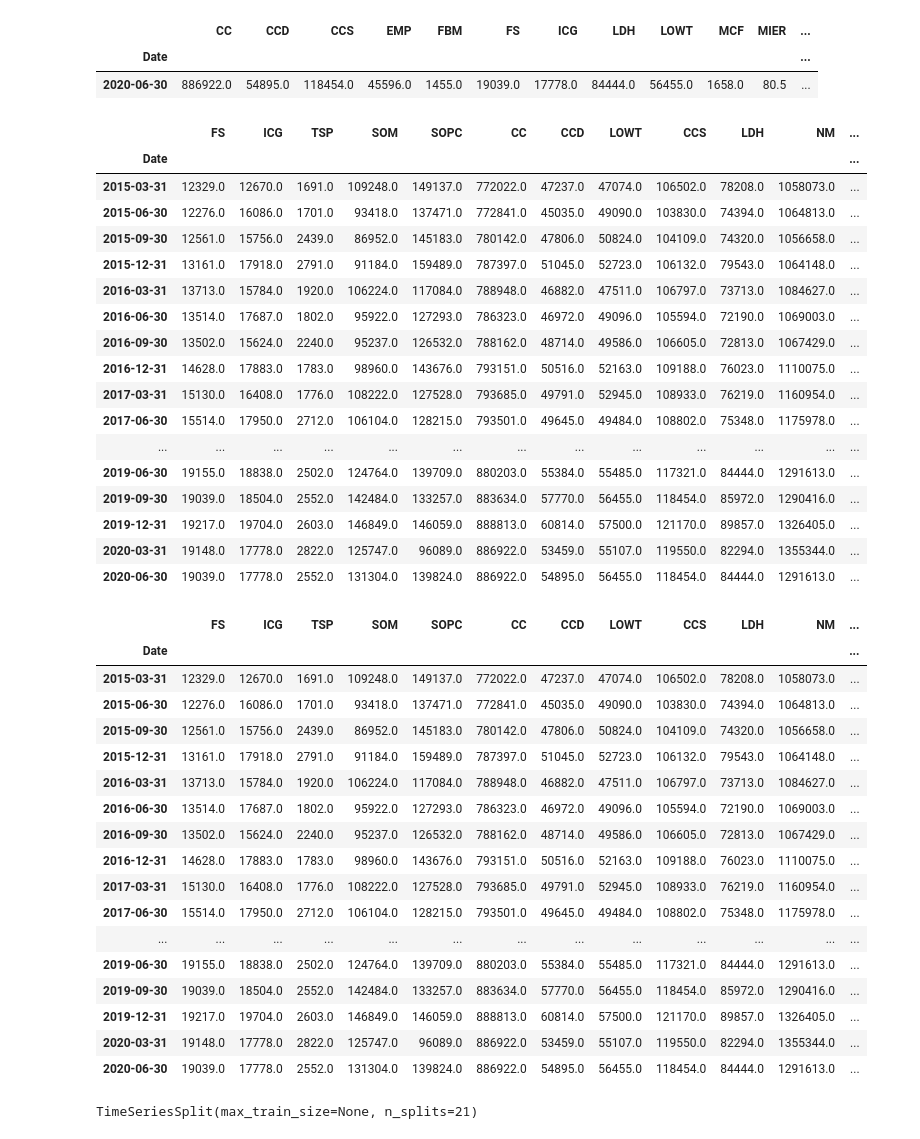
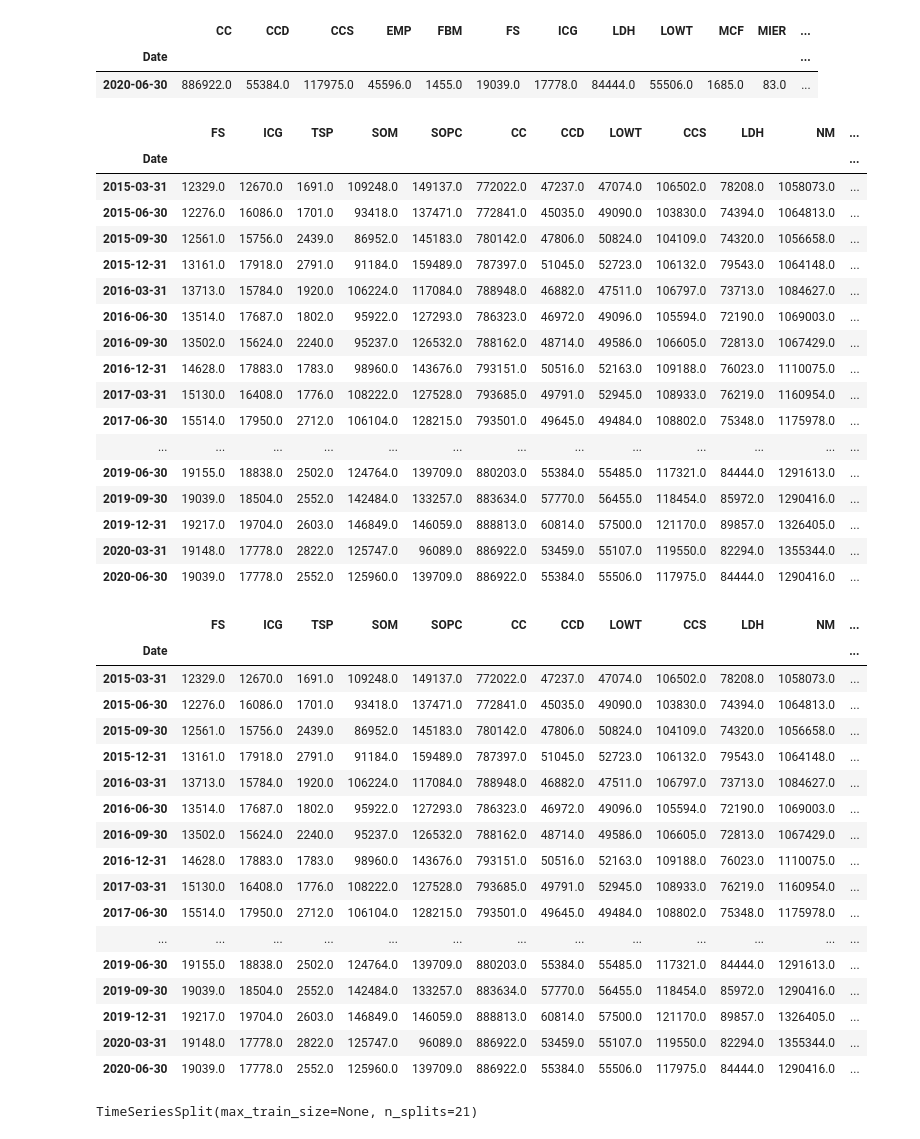
Before and after one commit to azzubair01/Time-Series-Forecasting, a Jupyter notebook: 1) Model Development/Cross Validation/Expanding Window/AdaBoost Prediction.ipynb, the cells around one changed output. Drawn from its saved outputs; the diff is of its cells as text; code cells hidden in the pictures.

```diff
--- a/1) Model Development/Cross Validation/Expanding Window/AdaBoost Prediction.ipynb
+++ b/1) Model Development/Cross Validation/Expanding Window/AdaBoost Prediction.ipynb
@@ -36,7 +36,7 @@ def predict_predictors(df_predictors, column_no, lag):
     from sklearn.tree import DecisionTreeRegressor
     from sklearn.ensemble import BaggingRegressor
 
-    regr = AdaBoostRegressor(random_state=0, n_estimators=100)
+    regr = AdaBoostRegressor()
     regr.fit(X_train, y_train)
 
     prediction = []
@@ -119,7 +119,7 @@ def predict_predictors(df_predictors, column_no, lag):
     from sklearn.tree import DecisionTreeRegressor
     from sklearn.ensemble import AdaBoostRegressor
 
-    regr = AdaBoostRegressor(random_state=0, n_estimators=100)
+    regr = AdaBoostRegressor()
     regr.fit(X_train, y_train)
 
     prediction = []
@@ -157,7 +157,7 @@ df_predictors_predicted
 # %% [output]
 |  | CC | CCD | CCS | EMP | FBM | FS | ICG | LDH | LOWT | MCF | MIER | ... |
 | Date |  |  |  |  |  |  |  |  |  |  |  | ... |
-| 2020-06-30 | 886922.0 | 54895.0 | 118454.0 | 45596.0 | 1455.0 | 19039.0 | 17778.0 | 84444.0 | 56455.0 | 1658.0 | 80.5 | ... |
+| 2020-06-30 | 886922.0 | 55384.0 | 117975.0 | 45596.0 | 1455.0 | 19039.0 | 17778.0 | 84444.0 | 55506.0 | 1685.0 | 83.0 | ... |
 # %%
 for i in range(len(df_predictors.columns)):
     for j in range(len(df_predictors_predicted.columns)):
@@ -183,26 +183,26 @@ df_predictors
 | 2019-09-30 | 19039.0 | 18504.0 | 2552.0 | 142484.0 | 133257.0 | 883634.0 | 57770.0 | 56455.0 | 118454.0 | 85972.0 | 1290416.0 | ... |
 | 2019-12-31 | 19217.0 | 19704.0 | 2603.0 | 146849.0 | 146059.0 | 888813.0 | 60814.0 | 57500.0 | 121170.0 | 89857.0 | 1326405.0 | ... |
 | 2020-03-31 | 19148.0 | 17778.0 | 2822.0 | 125747.0 | 96089.0 | 886922.0 | 53459.0 | 55107.0 | 119550.0 | 82294.0 | 1355344.0 | ... |
-| 2020-06-30 | 19039.0 | 17778.0 | 2552.0 | 131304.0 | 139824.0 | 886922.0 | 54895.0 | 56455.0 | 118454.0 | 84444.0 | 1291613.0 | ... |
+| 2020-06-30 | 19039.0 | 17778.0 | 2552.0 | 125960.0 | 139709.0 | 886922.0 | 55384.0 | 55506.0 | 117975.0 | 84444.0 | 1290416.0 | ... |
 # %%
-df_boosting = pd.merge(df_predictors, df_ori['PCI'], how='left', left_on='Date', right_on='Date', left_index=True, right_index=True)
+df_boosting = pd.merge(df_predictors, df_ori['PCI'], how='left', left_on='Date', right_on='Date')
 df_boosting
 # %% [output]
 |  | FS | ICG | TSP | SOM | SOPC | CC | CCD | LOWT | CCS | LDH | NM | ... |
 | Date |  |  |  |  |  |  |  |  |  |  |  | ... |
 | 2015-03-31 | 12329.0 | 12670.0 | 1691.0 | 109248.0 | 149137.0 | 772022.0 | 47237.0 | 47074.0 | 106502.0 | 78208.0 | 1058073.0 | ... |
 | 2015-06-30 | 12276.0 | 16086.0 | 1701.0 | 93418.0 | 137471.0 | 772841.0 | 45035.0 | 49090.0 | 103830.0 | 74394.0 | 1064813.0 | ... |
 | 2015-09-30 | 12561.0 | 15756.0 | 2439.0 | 86952.0 | 145183.0 | 780142.0 | 47806.0 | 50824.0 | 104109.0 | 74320.0 | 1056658.0 | ... |
 | 2015-12-31 | 13161.0 | 17918.0 | 2791.0 | 91184.0 | 159489.0 | 787397.0 | 51045.0 | 52723.0 | 106132.0 | 79543.0 | 1064148.0 | ... |
 | 2016-03-31 | 13713.0 | 15784.0 | 1920.0 | 106224.0 | 117084.0 | 788948.0 | 46882.0 | 47511.0 | 106797.0 | 73713.0 | 1084627.0 | ... |
 | 2016-06-30 | 13514.0 | 17687.0 | 1802.0 | 95922.0 | 127293.0 | 786323.0 | 46972.0 | 49096.0 | 105594.0 | 72190.0 | 1069003.0 | ... |
 | 2016-09-30 | 13502.0 | 15624.0 | 2240.0 | 95237.0 | 126532.0 | 788162.0 | 48714.0 | 49586.0 | 106605.0 | 72813.0 | 1067429.0 | ... |
 | 2016-12-31 | 14628.0 | 17883.0 | 1783.0 | 98960.0 | 143676.0 | 793151.0 | 50516.0 | 52163.0 | 109188.0 | 76023.0 | 1110075.0 | ... |
 | 2017-03-31 | 15130.0 | 16408.0 | 1776.0 | 108222.0 | 127528.0 | 793685.0 | 49791.0 | 52945.0 | 108933.0 | 76219.0 | 1160954.0 | ... |
 | 2017-06-30 | 15514.0 | 17950.0 | 2712.0 | 106104.0 | 128215.0 | 793501.0 | 49645.0 | 49484.0 | 108802.0 | 75348.0 | 1175978.0 | ... |
 | ... | ... | ... | ... | ... | ... | ... | ... | ... | ... | ... | ... | ... |
 | 2019-06-30 | 19155.0 | 18838.0 | 2502.0 | 124764.0 | 139709.0 | 880203.0 | 55384.0 | 55485.0 | 117321.0 | 84444.0 | 1291613.0 | ... |
 | 2019-09-30 | 19039.0 | 18504.0 | 2552.0 | 142484.0 | 133257.0 | 883634.0 | 57770.0 | 56455.0 | 118454.0 | 85972.0 | 1290416.0 | ... |
 | 2019-12-31 | 19217.0 | 19704.0 | 2603.0 | 146849.0 | 146059.0 | 888813.0 | 60814.0 | 57500.0 | 121170.0 | 89857.0 | 1326405.0 | ... |
 | 2020-03-31 | 19148.0 | 17778.0 | 2822.0 | 125747.0 | 96089.0 | 886922.0 | 53459.0 | 55107.0 | 119550.0 | 82294.0 | 1355344.0 | ... |
-| 2020-06-30 | 19039.0 | 17778.0 | 2552.0 | 131304.0 | 139824.0 | 886922.0 | 54895.0 | 56455.0 | 118454.0 | 84444.0 | 1291613.0 | ... |
+| 2020-06-30 | 19039.0 | 17778.0 | 2552.0 | 125960.0 | 139709.0 | 886922.0 | 55384.0 | 55506.0 | 117975.0 | 84444.0 | 1290416.0 | ... |
```
Also changed, not shown: parts of 2 cells of this notebook, 2 other files.
